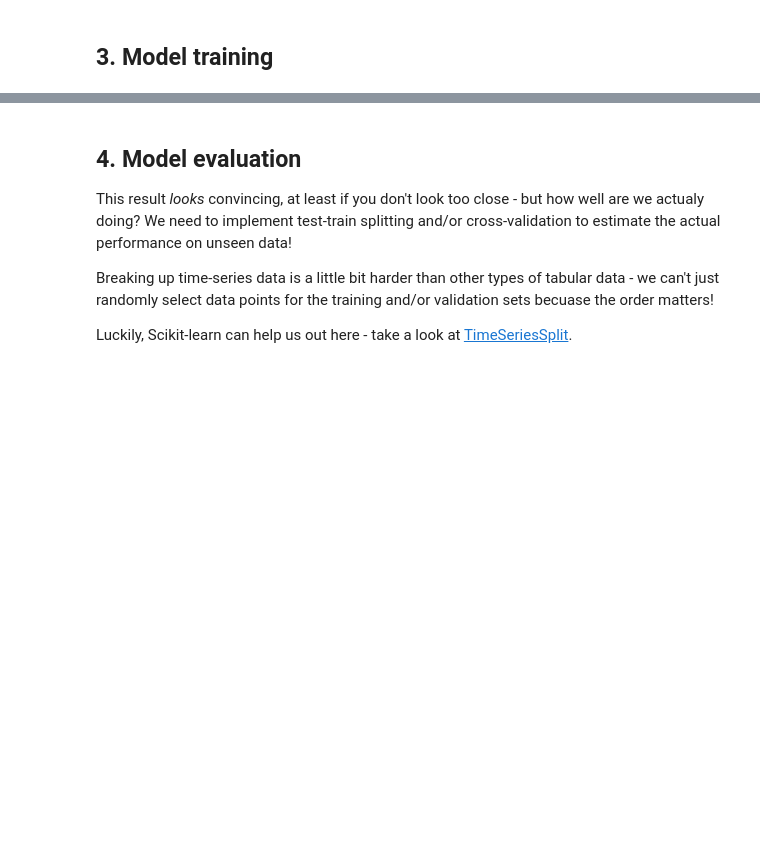
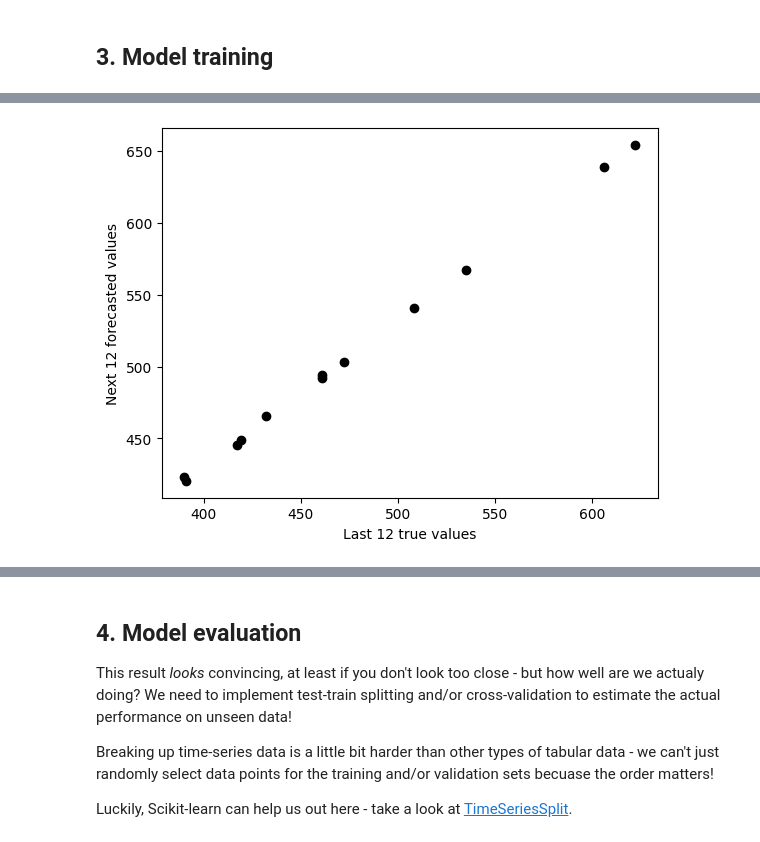
Before and after one commit to 4GeeksAcademy/Team-Crunchy-Tacos_gperdrizet-time-series-project, a Jupyter notebook: src/mvp.ipynb, the cells around one changed output, grey strips where cells are left out. Cells and saved outputs as stored; diff of their text form; code cells hidden in the pictures; blank space fills up the shorter version.

```diff
--- a/src/mvp.ipynb
+++ b/src/mvp.ipynb
@@ -223,0 +270,10 @@ ValueError: numpy.dtype size changed, may indicate binary incompatibility. Expec
+# %%
+true_data=timeseries_df['dependent_var'][-12:]
+
+# Plot them against the predictions
+plt.scatter(true_data, forecast, color='black')
+plt.xlabel('Last 12 true values')
+plt.ylabel('Next 12 forecasted values')
+plt.show()
+# %% [output]
+[figure, added]
```
Also changed, not shown: parts of 10 cells of this notebook, 1 other file.
